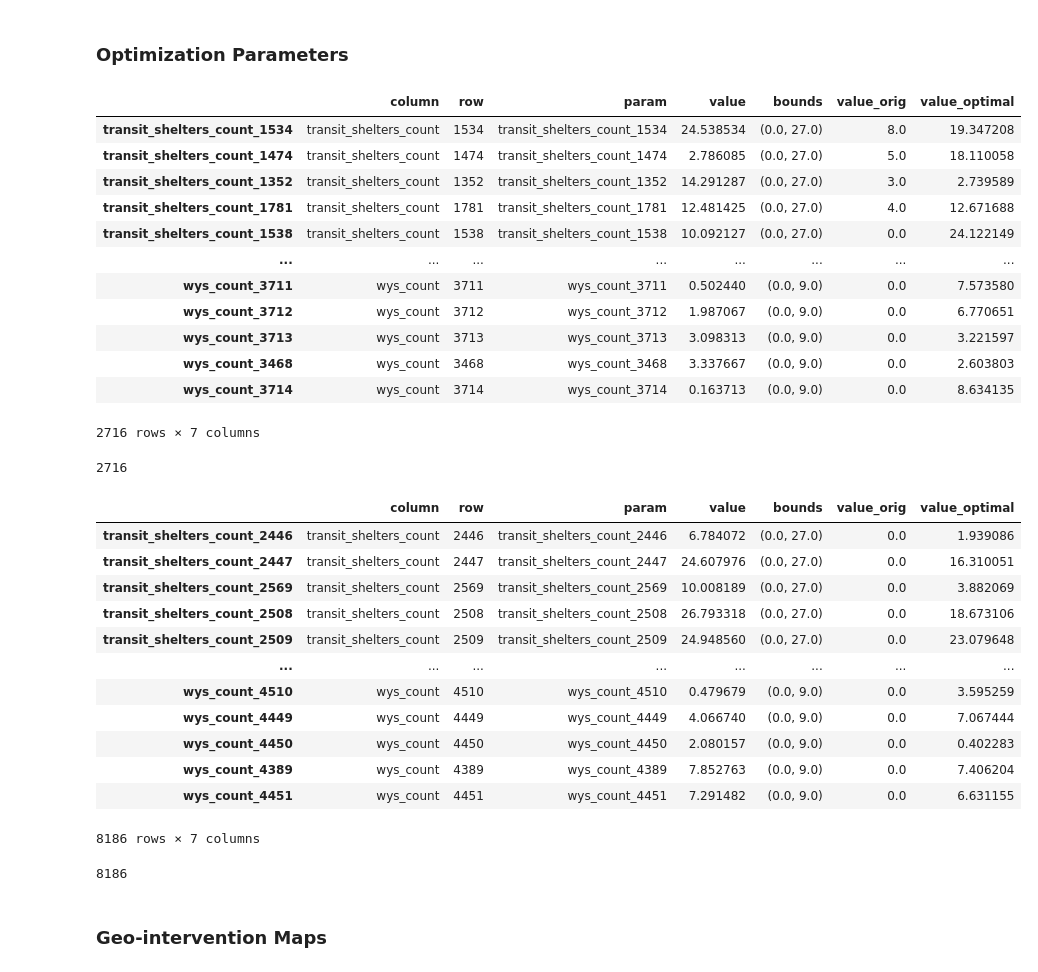
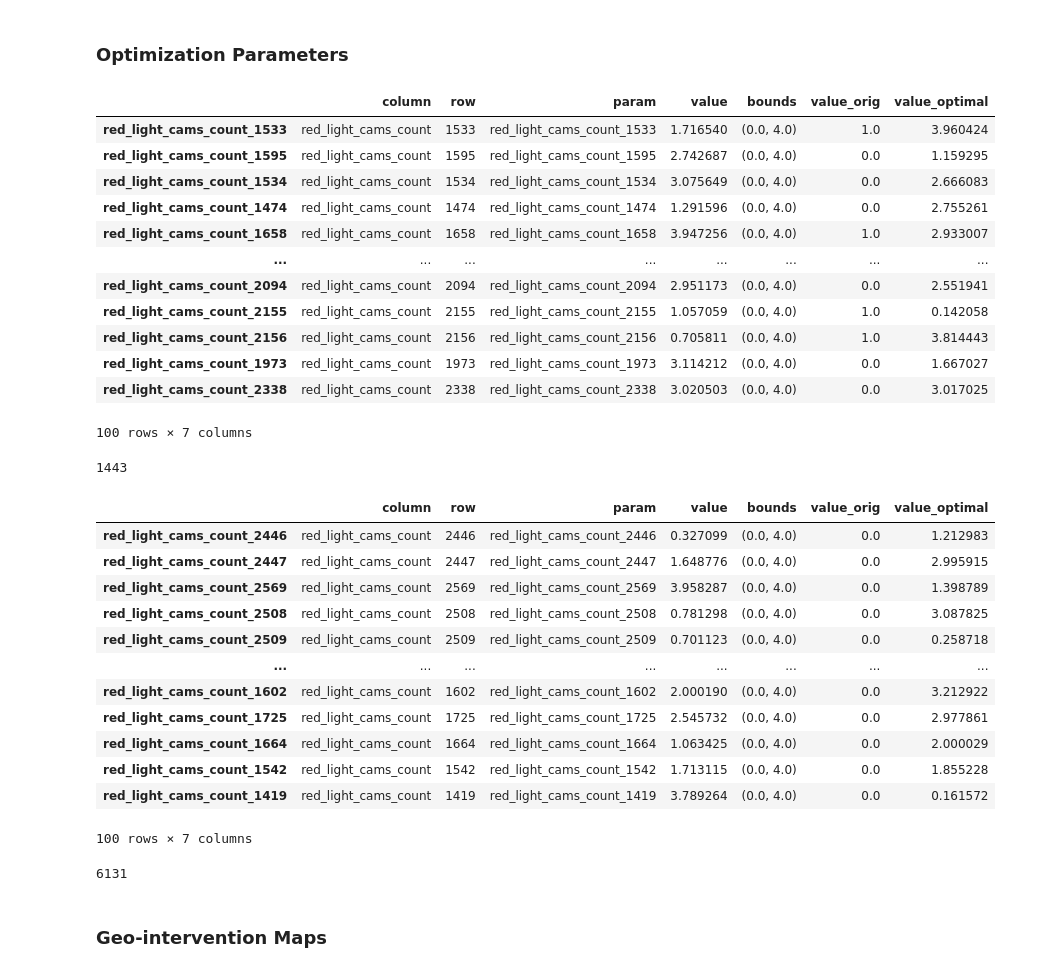
Before and after one commit to rrwen/wen-li-2026-geointerv, a Jupyter notebook: src/case-study/step3-geointervention-generation.ipynb, the cells around one changed output. Saved outputs shown, nothing was run; the diff lists cells and outputs as text; code cells hidden in the pictures.

```diff
--- a/src/case-study/step3-geointervention-generation.ipynb
+++ b/src/case-study/step3-geointervention-generation.ipynb
@@ -150,11 +152,11 @@ Top Three Infrastructure Variables
 Create geo-interventions by optimizing top three infrastructure variables with higher than average traffic.
 # %%
 # Define local constraints
-lconstr1 = {
-    'transit_shelters_count': {'query': 'traffic_wb_car_r_sum >= traffic_wb_car_r_sum.mean()'},
-    'fire_hydrants_count': {'query': 'traffic_wb_car_r_sum >= traffic_wb_car_r_sum.mean()'},
-    'red_light_cams_count': {'query': 'traffic_wb_car_r_sum >= traffic_wb_car_r_sum.mean()'},
-}
+query_traffic = {'query': f'{importances_traffic} >= {importances_traffic}.mean()'}
+lconstr1 = {}
+lconstr1[importances_vars[0]] = query_traffic
+lconstr1[importances_vars[1]] = query_traffic
+lconstr1[importances_vars[2]] = query_traffic
 
 # Create optimizer
 print(f'Optimizing predictions for {opt_model}...')
@@ -170,7 +172,7 @@ else:
     # Run optimizer
     print(f'Running optimization for {opt_model}...')
     opt1 = geoint.optimization.Optimizer(models[opt_model], lconstr1, 'BayesianOptimization', verbose=0, ymax=False)
-    opt1.optimize(n_iter=100)
+    opt1.optimize(n_iter=1000, init_points = 100)
 
     # Save results
     print(f'Saving optimization for {opt_model}...')
@@ -186,7 +188,7 @@ else:
         dump(opt1_results, f)
 
 # Store opt results
-opt_results['scenario'] += ['Scenario 1: Higher than avg westbound car traffic']
+opt_results['scenario'] += ['Scenario 1: Higher than avg traffic']
 opt_results['original'] += opt1_results['original']
 opt_results['optimized'] += opt1_results['optimized']
 opt_results['model'] += [opt_model]
@@ -201,11 +218,10 @@ Done!
 Create geo-interventions by optimizing  top three infrastructure variables with lower than average numbers.
 # %%
 # Define local constraints
-lconstr2 = {
-    'transit_shelters_count': {'query': 'transit_shelters_count < transit_shelters_count.mean()'},
-    'fire_hydrants_count': {'query': 'fire_hydrants_count < fire_hydrants_count.mean()'},
-    'red_light_cams_count': {'query': 'red_light_cams_count < red_light_cams_count.mean()'},
-}
+lconstr2 = {}
+lconstr2[importances_vars[0]] = {'query': f'{importances_vars[0]} < {importances_vars[0]}.mean()'}
+lconstr2[importances_vars[1]] = {'query': f'{importances_vars[1]} < {importances_vars[1]}.mean()'}
+lconstr2[importances_vars[2]] = {'query': f'{importances_vars[2]} < {importances_vars[2]}.mean()'}
 
 # Create optimizer
 print(f'Optimizing predictions for {opt_model}...')
@@ -221,7 +237,7 @@ else:
     # Run optimizer
     print(f'Running optimization for {opt_model}...')
     opt2 = geoint.optimization.Optimizer(models[opt_model], lconstr2, 'BayesianOptimization', verbose=0, ymax=False)
-    opt2.optimize(n_iter=100)
+    opt2.optimize(n_iter=1000, init_points=100)
 
     # Save results
     print(f'Saving optimization for {opt_model}...')
@@ -314,45 +343,45 @@ gdata[[c + '_opt1' for c in gcols] + [ycol]].head(100)
 # %% [markdown]
 ### Optimization Parameters
 # %%
-opt_params['opt1']
+opt_params['opt1'].head(100)
 # %% [output]
 |  | column | row | param | value | bounds | value_orig | value_optimal |
-| transit_shelters_count_1534 | transit_shelters_count | 1534 | transit_shelters_count_1534 | 24.538534 | (0.0, 27.0) | 8.0 | 19.347208 |
-| transit_shelters_count_1474 | transit_shelters_count | 1474 | transit_shelters_count_1474 | 2.786085 | (0.0, 27.0) | 5.0 | 18.110058 |
-| transit_shelters_count_1352 | transit_shelters_count | 1352 | transit_shelters_count_1352 | 14.291287 | (0.0, 27.0) | 3.0 | 2.739589 |
-| transit_shelters_count_1781 | transit_shelters_count | 1781 | transit_shelters_count_1781 | 12.481425 | (0.0, 27.0) | 4.0 | 12.671688 |
-| transit_shelters_count_1538 | transit_shelters_count | 1538 | transit_shelters_count_1538 | 10.092127 | (0.0, 27.0) | 0.0 | 24.122149 |
+| red_light_cams_count_1533 | red_light_cams_count | 1533 | red_light_cams_count_1533 | 1.716540 | (0.0, 4.0) | 1.0 | 3.960424 |
+| red_light_cams_count_1595 | red_light_cams_count | 1595 | red_light_cams_count_1595 | 2.742687 | (0.0, 4.0) | 0.0 | 1.159295 |
+| red_light_cams_count_1534 | red_light_cams_count | 1534 | red_light_cams_count_1534 | 3.075649 | (0.0, 4.0) | 0.0 | 2.666083 |
+| red_light_cams_count_1474 | red_light_cams_count | 1474 | red_light_cams_count_1474 | 1.291596 | (0.0, 4.0) | 0.0 | 2.755261 |
+| red_light_cams_count_1658 | red_light_cams_count | 1658 | red_light_cams_count_1658 | 3.947256 | (0.0, 4.0) | 1.0 | 2.933007 |
 | ... | ... | ... | ... | ... | ... | ... | ... |
-| wys_count_3711 | wys_count | 3711 | wys_count_3711 | 0.502440 | (0.0, 9.0) | 0.0 | 7.573580 |
-| wys_count_3712 | wys_count | 3712 | wys_count_3712 | 1.987067 | (0.0, 9.0) | 0.0 | 6.770651 |
-| wys_count_3713 | wys_count | 3713 | wys_count_3713 | 3.098313 | (0.0, 9.0) | 0.0 | 3.221597 |
-| wys_count_3468 | wys_count | 3468 | wys_count_3468 | 3.337667 | (0.0, 9.0) | 0.0 | 2.603803 |
-| wys_count_3714 | wys_count | 3714 | wys_count_3714 | 0.163713 | (0.0, 9.0) | 0.0 | 8.634135 |
+| red_light_cams_count_2094 | red_light_cams_count | 2094 | red_light_cams_count_2094 | 2.951173 | (0.0, 4.0) | 0.0 | 2.551941 |
+| red_light_cams_count_2155 | red_light_cams_count | 2155 | red_light_cams_count_2155 | 1.057059 | (0.0, 4.0) | 1.0 | 0.142058 |
+| red_light_cams_count_2156 | red_light_cams_count | 2156 | red_light_cams_count_2156 | 0.705811 | (0.0, 4.0) | 1.0 | 3.814443 |
+| red_light_cams_count_1973 | red_light_cams_count | 1973 | red_light_cams_count_1973 | 3.114212 | (0.0, 4.0) | 0.0 | 1.667027 |
+| red_light_cams_count_2338 | red_light_cams_count | 2338 | red_light_cams_count_2338 | 3.020503 | (0.0, 4.0) | 0.0 | 3.017025 |
-2716 rows × 7 columns
+100 rows × 7 columns
 # %%
 len(opt_params['opt1'].index)
 # %% [output]
-2716
+1443
 # %%
-opt_params['opt2']
+opt_params['opt2'].head(100)
 # %% [output]
 |  | column | row | param | value | bounds | value_orig | value_optimal |
-| transit_shelters_count_2446 | transit_shelters_count | 2446 | transit_shelters_count_2446 | 6.784072 | (0.0, 27.0) | 0.0 | 1.939086 |
-| transit_shelters_count_2447 | transit_shelters_count | 2447 | transit_shelters_count_2447 | 24.607976 | (0.0, 27.0) | 0.0 | 16.310051 |
-| transit_shelters_count_2569 | transit_shelters_count | 2569 | transit_shelters_count_2569 | 10.008189 | (0.0, 27.0) | 0.0 | 3.882069 |
-| transit_shelters_count_2508 | transit_shelters_count | 2508 | transit_shelters_count_2508 | 26.793318 | (0.0, 27.0) | 0.0 | 18.673106 |
-| transit_shelters_count_2509 | transit_shelters_count | 2509 | transit_shelters_count_2509 | 24.948560 | (0.0, 27.0) | 0.0 | 23.079648 |
+| red_light_cams_count_2446 | red_light_cams_count | 2446 | red_light_cams_count_2446 | 0.327099 | (0.0, 4.0) | 0.0 | 1.212983 |
+| red_light_cams_count_2447 | red_light_cams_count | 2447 | red_light_cams_count_2447 | 1.648776 | (0.0, 4.0) | 0.0 | 2.995915 |
+| red_light_cams_count_2569 | red_light_cams_count | 2569 | red_light_cams_count_2569 | 3.958287 | (0.0, 4.0) | 0.0 | 1.398789 |
+| red_light_cams_count_2508 | red_light_cams_count | 2508 | red_light_cams_count_2508 | 0.781298 | (0.0, 4.0) | 0.0 | 3.087825 |
+| red_light_cams_count_2509 | red_light_cams_count | 2509 | red_light_cams_count_2509 | 0.701123 | (0.0, 4.0) | 0.0 | 0.258718 |
 | ... | ... | ... | ... | ... | ... | ... | ... |
-| wys_count_4510 | wys_count | 4510 | wys_count_4510 | 0.479679 | (0.0, 9.0) | 0.0 | 3.595259 |
-| wys_count_4449 | wys_count | 4449 | wys_count_4449 | 4.066740 | (0.0, 9.0) | 0.0 | 7.067444 |
-| wys_count_4450 | wys_count | 4450 | wys_count_4450 | 2.080157 | (0.0, 9.0) | 0.0 | 0.402283 |
-| wys_count_4389 | wys_count | 4389 | wys_count_4389 | 7.852763 | (0.0, 9.0) | 0.0 | 7.406204 |
-| wys_count_4451 | wys_count | 4451 | wys_count_4451 | 7.291482 | (0.0, 9.0) | 0.0 | 6.631155 |
+| red_light_cams_count_1602 | red_light_cams_count | 1602 | red_light_cams_count_1602 | 2.000190 | (0.0, 4.0) | 0.0 | 3.212922 |
+| red_light_cams_count_1725 | red_light_cams_count | 1725 | red_light_cams_count_1725 | 2.545732 | (0.0, 4.0) | 0.0 | 2.977861 |
+| red_light_cams_count_1664 | red_light_cams_count | 1664 | red_light_cams_count_1664 | 1.063425 | (0.0, 4.0) | 0.0 | 2.000029 |
+| red_light_cams_count_1542 | red_light_cams_count | 1542 | red_light_cams_count_1542 | 1.713115 | (0.0, 4.0) | 0.0 | 1.855228 |
+| red_light_cams_count_1419 | red_light_cams_count | 1419 | red_light_cams_count_1419 | 3.789264 | (0.0, 4.0) | 0.0 | 0.161572 |
-8186 rows × 7 columns
+100 rows × 7 columns
 # %%
 len(opt_params['opt2'].index)
 # %% [output]
-8186
+6131
 # %% [markdown]
 ### Geo-intervention Maps
 # %% [markdown]
```
Also changed, not shown: parts of 11 cells of this notebook, 8 other files.
